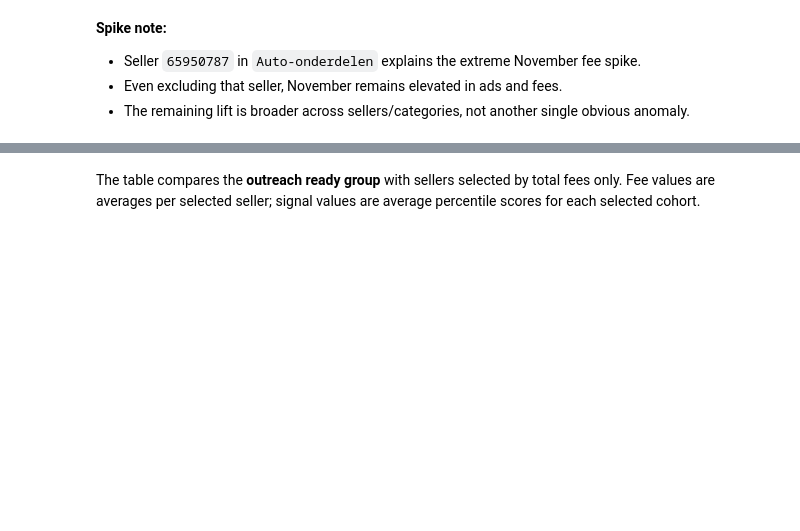
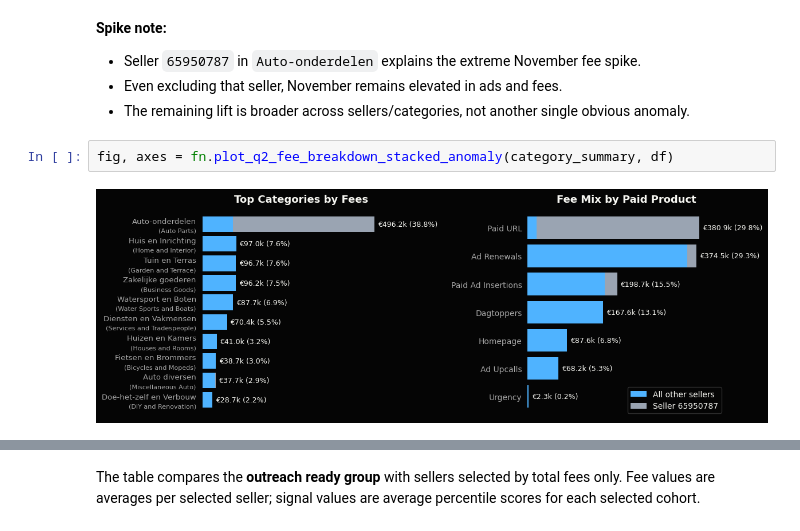
Before and after one commit to omer-t/marktplaats-assignment, a Jupyter notebook: assignments/smb_bundles/q2_prioritize.ipynb, the cells around one changed output, grey strips where cells are left out. Drawn from its saved outputs; the diff is of its cells as text; blank space fills up the shorter version.

```diff
--- a/assignments/smb_bundles/q2_prioritize.ipynb
+++ b/assignments/smb_bundles/q2_prioritize.ipynb
@@ -161,4 +133,8 @@ fig, axes = plot_q2_combined_anomaly_overview(monthly_summary, monthly_without_a
 - Seller `65950787` in `Auto-onderdelen` explains the extreme November fee spike.
 - Even excluding that seller, November remains elevated in ads and fees.
 - The remaining lift is broader across sellers/categories, not another single obvious anomaly.
+# %%
+fig, axes = fn.plot_q2_fee_breakdown_stacked_anomaly(category_summary, df)
+# %% [output]
+[figure, added]
 # %%
```
Also changed, not shown: parts of 30 cells of this notebook, 10 other files.
